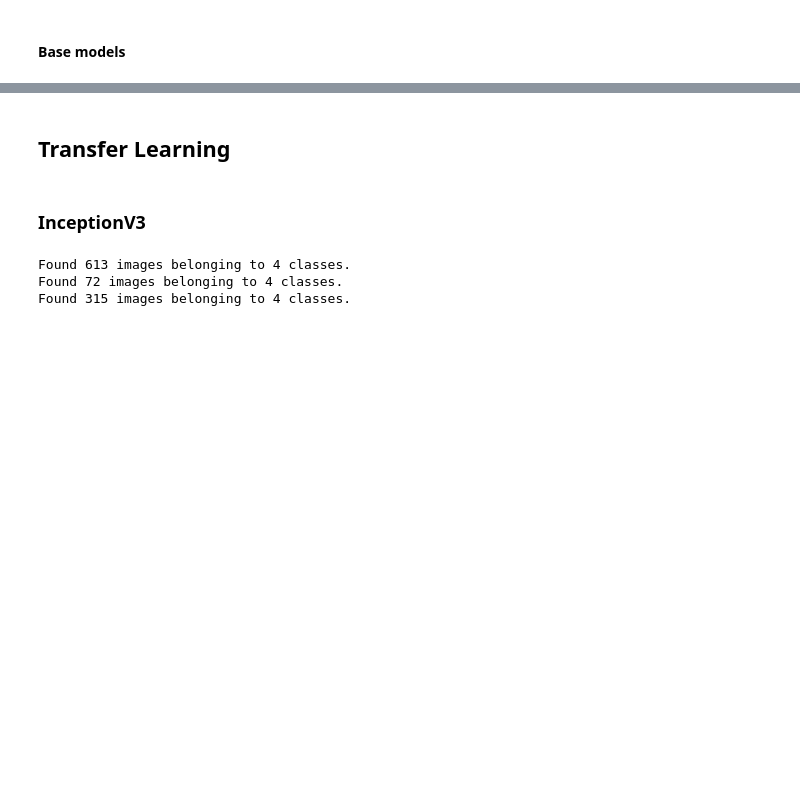
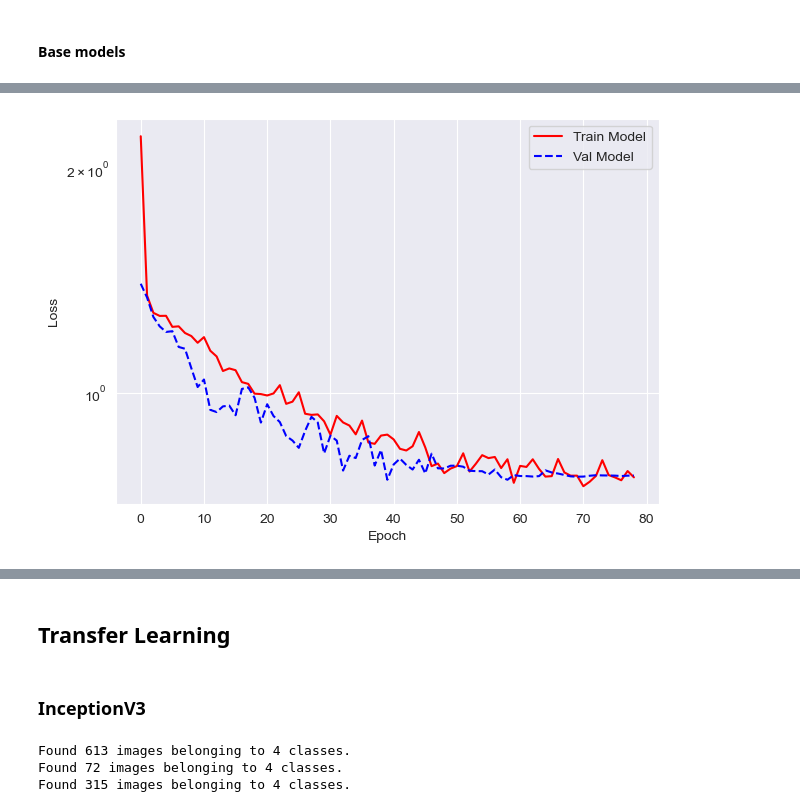
Before and after one commit to alekgralek/cnn-lung-cancer-detection, a Jupyter notebook: image_classification_project.ipynb, the cells around one changed output, grey strips where cells are left out. Cells and saved outputs as stored; diff of their text form; code cells hidden in the pictures; blank space fills up the shorter version.

Commit message:
Improvement of models

```diff
--- a/image_classification_project.ipynb
+++ b/image_classification_project.ipynb
@@ -55,3 +47,28 @@ Average image size:  [416. 288.]
 [figure]
 # %% [markdown]
 #### Base models
+# %%
+def f_model(model):
+    checkpoint = ModelCheckpoint('model.hdf5',verbose = 1, save_best_only=True)
+    early_stopping = EarlyStopping(monitor= 'val_loss', patience= 20)
+    lrd = ReduceLROnPlateau(monitor = 'val_loss', patience = 5, verbose = 1, factor = 0.5, min_lr = 1e-5)
+
+    metrics = [TruePositives(name='tp'), FalsePositives(name='fp'), TrueNegatives(name='tn'),
+               FalseNegatives(name='fn'), BinaryAccuracy(name='accuracy'), Precision(name='precision'),
+               Recall(name='recall'), AUC(name='auc'), SpecificityAtSensitivity(sensitivity=0.8, name='sensitivity')]
+
+    model.compile(loss='categorical_crossentropy', optimizer=optimizers.Adam(learning_rate=1e-3, beta_1 = 0.9, beta_2 = 0.999), metrics=metrics)
+    history = model.fit(train_dataset, steps_per_epoch = 20, epochs = 100, verbose = 1, validation_data = valid_dataset,
+                        callbacks = [checkpoint, early_stopping, lrd])
+    return history
+# %%
+def plot_loss(x):
+    plt.figure(figsize=(7, 5))
+    plt.semilogy(x.epoch,  x.history['loss'], color='red',
+                 label='Train Model')
+    plt.semilogy(x.epoch,  x.history['val_loss'], color='blue',
+                 label='Val Model', linestyle="--")
+    plt.xlabel('Epoch')
+    plt.ylabel('Loss')
+    plt.legend(loc='upper right')
+    plt.show()
@@ -642,0 +107,16 @@ plt.show()
+# %%
+model1 = Sequential()
+model1.add(Conv2D(8, kernel_size=(3, 3), input_shape=(224,224,3), padding='same', activation='relu', data_format='channels_last'))
+model1.add(Conv2D(16, kernel_size=(3,3), padding='same', activation='relu', kernel_regularizer = regularizers.l2(1e-3)))
+model1.add(MaxPooling2D(pool_size=(2,2)))
+model1.add(Dropout(0.3))
+model1.add(Conv2D(64, kernel_size=(3,3), padding='same', activation='relu', kernel_regularizer = regularizers.l2(1e-3)))
+model1.add(MaxPooling2D(pool_size=(2,2)))
+model1.add(Dropout(0.4))
+
+model1.add(Flatten())
+model1.add(Dense(128, activation='relu'))
+model1.add(Dropout(0.5))
+model1.add(Dense(4, activation='softmax'))
+
+model1.summary()
@@ -642,0 +141,2 @@ plt.show()
+# %%
+fm_1=f_model(model1)
@@ -642,0 +161,4 @@ plt.show()
+# %%
+plot_loss(fm_1)
+# %% [output]
+[figure, added]
```
Also changed, not shown: parts of 94 cells of this notebook.
